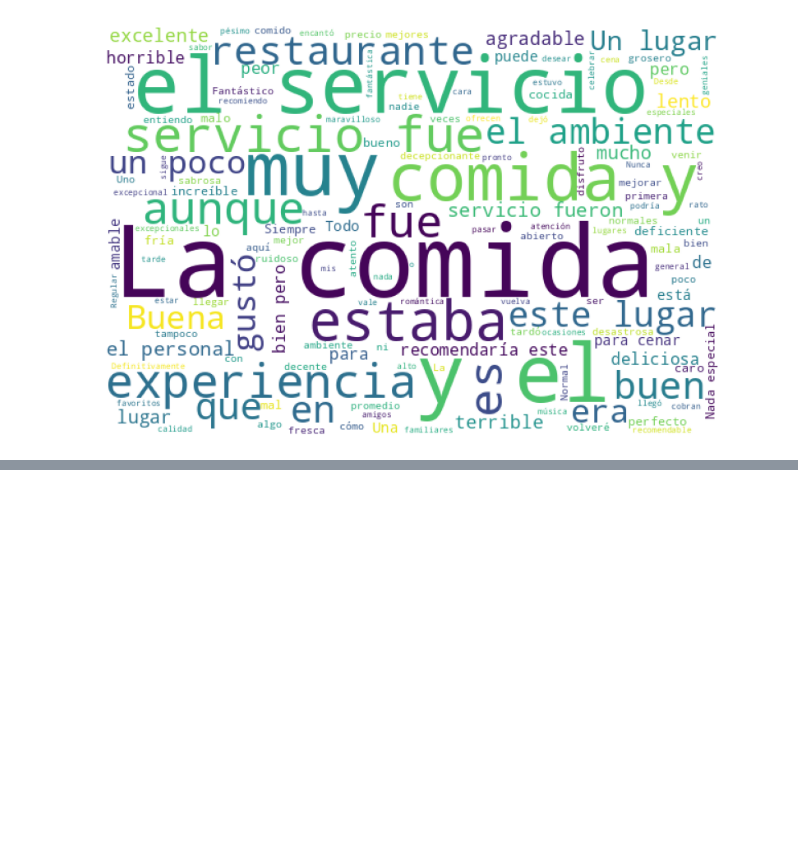
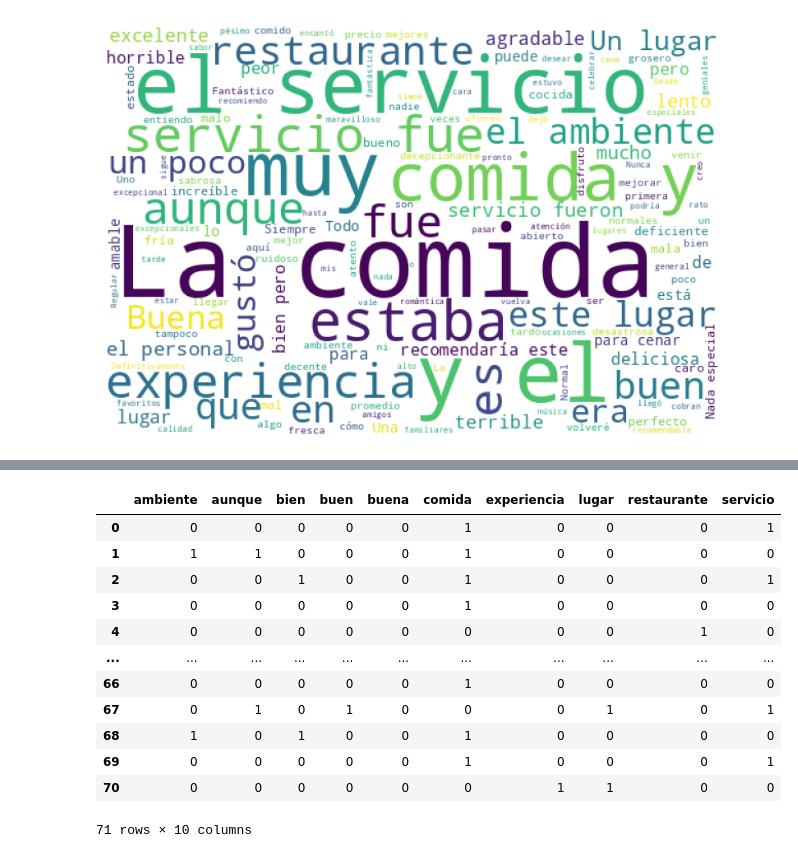
Before and after one commit to guillotatis/talentotech, a Jupyter notebook: AnalisisSentimientosGACT.ipynb, the cells around one changed output, grey strips where cells are left out. Drawn from its saved outputs; the diff is of its cells as text; code cells hidden in the pictures; blank space fills up the shorter version.

```diff
--- a/AnalisisSentimientosGACT.ipynb
+++ b/AnalisisSentimientosGACT.ipynb
@@ -77,0 +93,9 @@ plt.show()
+# %%
+
+
+def analyze_vader_sentiment(text):
+    analyzer = SentimentIntensityAnalyzer()
+    return analyzer.polarity_scores(text)
+
+df['vader_polarity'] = df['Comentario'].apply(analyze_vader_sentiment)
+df[['neg', 'neu', 'pos', 'compound']] = df['vader_polarity'].apply(pd.Series)
@@ -77,0 +118,5 @@ plt.show()
+# %%
+def get_subjectivity(text):
+    return TextBlob(text).sentiment.subjectivity
+# %%
+df['textblob_subjectivity'] = df['Comentario'].apply(get_subjectivity)
@@ -77,0 +148,25 @@ plt.show()
+# %%
+
+# Cargar stopwords en español
+stop_words = stopwords.words('spanish')
+
+# Aplicar en CountVectorizer
+vectorizer = CountVectorizer(stop_words=stop_words, max_features=10)
+X = vectorizer.fit_transform(df['Comentario'])
+word_freq = pd.DataFrame(X.toarray(), columns=vectorizer.get_feature_names_out())
+# %%
+word_freq
+# %% [output]
+|  | ambiente | aunque | bien | buen | buena | comida | experiencia | lugar | restaurante | servicio |
+| 0 | 0 | 0 | 0 | 0 | 0 | 1 | 0 | 0 | 0 | 1 |
+| 1 | 1 | 1 | 0 | 0 | 0 | 1 | 0 | 0 | 0 | 0 |
+| 2 | 0 | 0 | 1 | 0 | 0 | 1 | 0 | 0 | 0 | 1 |
+| 3 | 0 | 0 | 0 | 0 | 0 | 1 | 0 | 0 | 0 | 0 |
+| 4 | 0 | 0 | 0 | 0 | 0 | 0 | 0 | 0 | 1 | 0 |
+| ... | ... | ... | ... | ... | ... | ... | ... | ... | ... | ... |
+| 66 | 0 | 0 | 0 | 0 | 0 | 1 | 0 | 0 | 0 | 0 |
+| 67 | 0 | 1 | 0 | 1 | 0 | 0 | 0 | 1 | 0 | 1 |
+| 68 | 1 | 0 | 1 | 0 | 0 | 1 | 0 | 0 | 0 | 0 |
+| 69 | 0 | 0 | 0 | 0 | 0 | 1 | 0 | 0 | 0 | 1 |
+| 70 | 0 | 0 | 0 | 0 | 0 | 0 | 1 | 1 | 0 | 0 |
+71 rows × 10 columns
```
Also changed, not shown: parts of 6 cells of this notebook.
